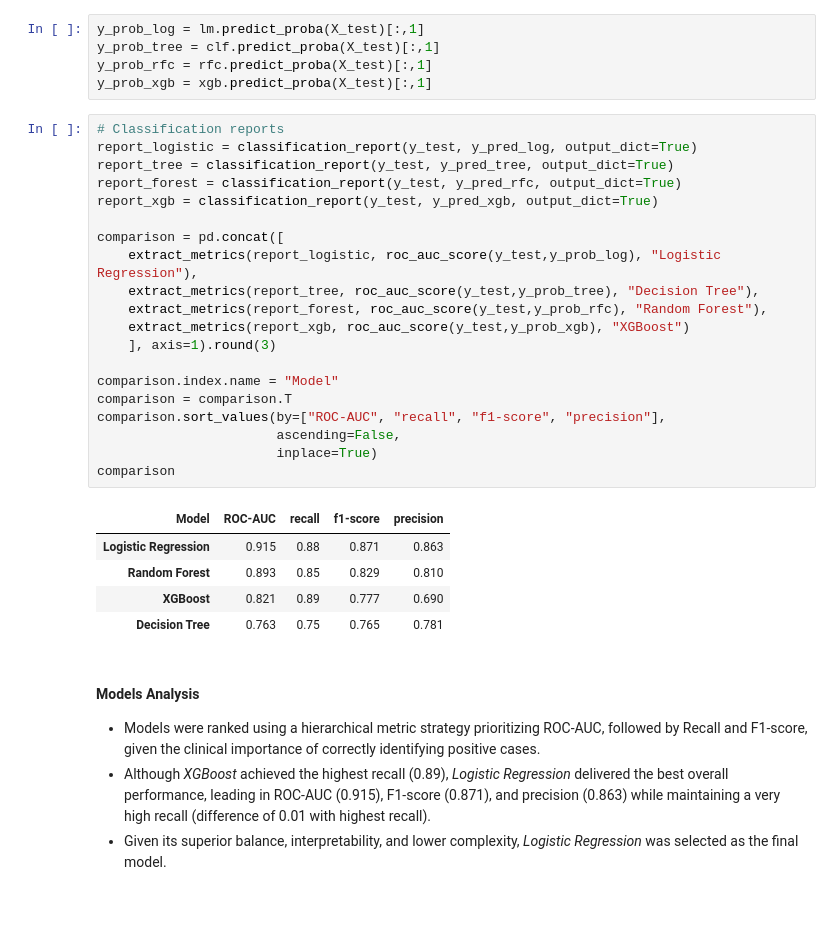
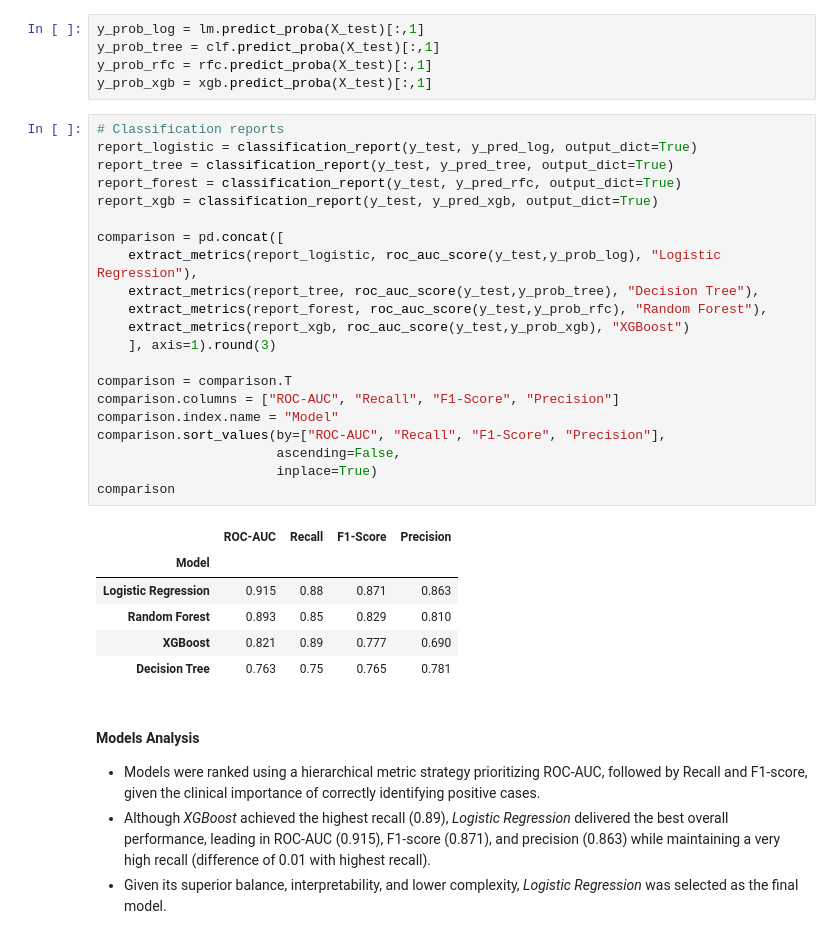
Before and after one commit to biotechwithdata/REPO, a Jupyter notebook: heart-disease-risk-analysis/notebook/heart_disease_risk_analysis.ipynb, the cells around one changed output. Cells and saved outputs as stored; diff of their text form; blank space fills up the shorter version.

```diff
--- a/heart-disease-risk-analysis/notebook/heart_disease_risk_analysis.ipynb
+++ b/heart-disease-risk-analysis/notebook/heart_disease_risk_analysis.ipynb
@@ -1053,25 +1008,27 @@ y_prob_xgb = xgb.predict_proba(X_test)[:,1]
 # %%
 # Classification reports
 report_logistic = classification_report(y_test, y_pred_log, output_dict=True)
 report_tree = classification_report(y_test, y_pred_tree, output_dict=True)
 report_forest = classification_report(y_test, y_pred_rfc, output_dict=True)
 report_xgb = classification_report(y_test, y_pred_xgb, output_dict=True)
 
 comparison = pd.concat([
     extract_metrics(report_logistic, roc_auc_score(y_test,y_prob_log), "Logistic Regression"),
     extract_metrics(report_tree, roc_auc_score(y_test,y_prob_tree), "Decision Tree"),
     extract_metrics(report_forest, roc_auc_score(y_test,y_prob_rfc), "Random Forest"),
     extract_metrics(report_xgb, roc_auc_score(y_test,y_prob_xgb), "XGBoost")
     ], axis=1).round(3)
 
+comparison = comparison.T
+comparison.columns = ["ROC-AUC", "Recall", "F1-Score", "Precision"]
 comparison.index.name = "Model"
-comparison = comparison.T
-comparison.sort_values(by=["ROC-AUC", "recall", "f1-score", "precision"],
+comparison.sort_values(by=["ROC-AUC", "Recall", "F1-Score", "Precision"],
                        ascending=False,
                        inplace=True)
 comparison
 # %% [output]
-| Model | ROC-AUC | recall | f1-score | precision |
+|  | ROC-AUC | Recall | F1-Score | Precision |
+| Model |  |  |  |  |
 | Logistic Regression | 0.915 | 0.88 | 0.871 | 0.863 |
 | Random Forest | 0.893 | 0.85 | 0.829 | 0.810 |
 | XGBoost | 0.821 | 0.89 | 0.777 | 0.690 |
```
Also changed, not shown: parts of 19 cells of this notebook.
